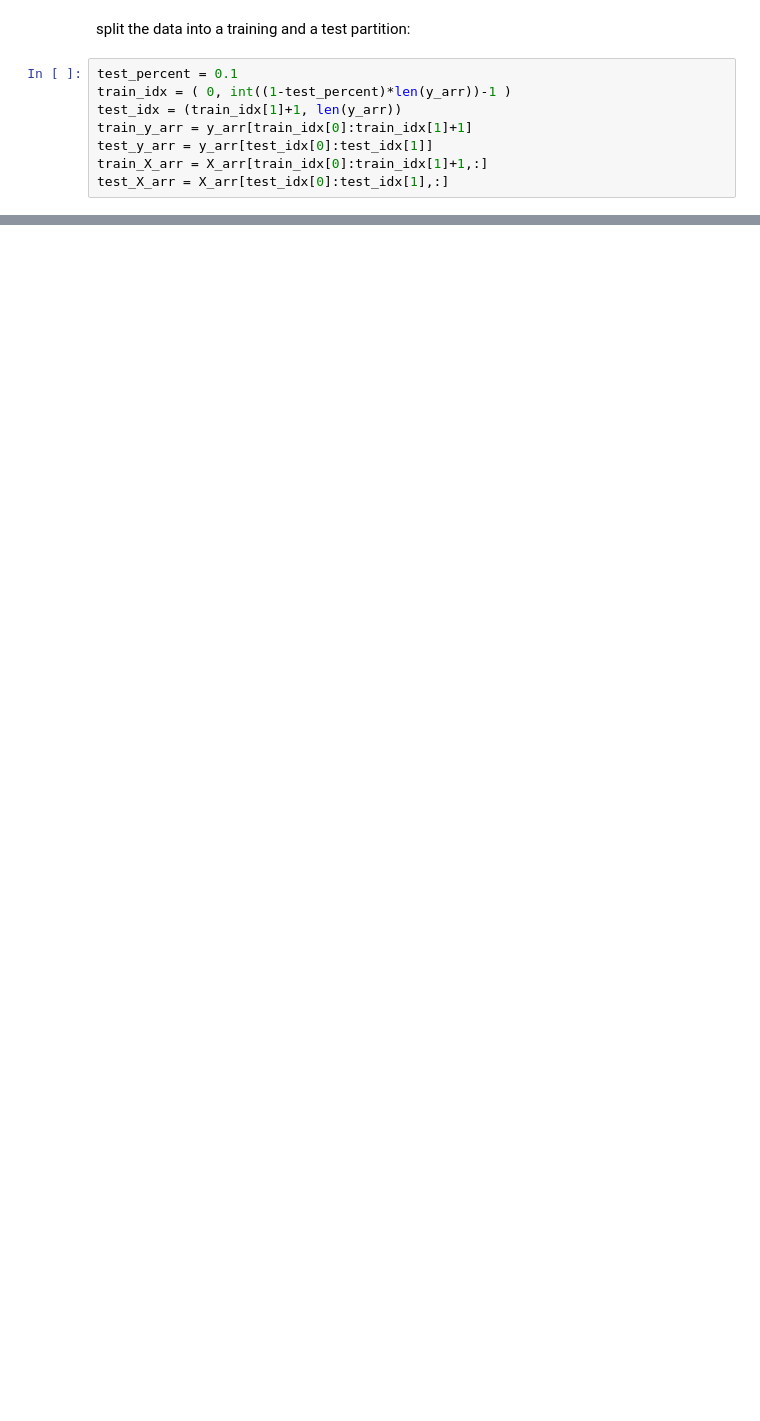
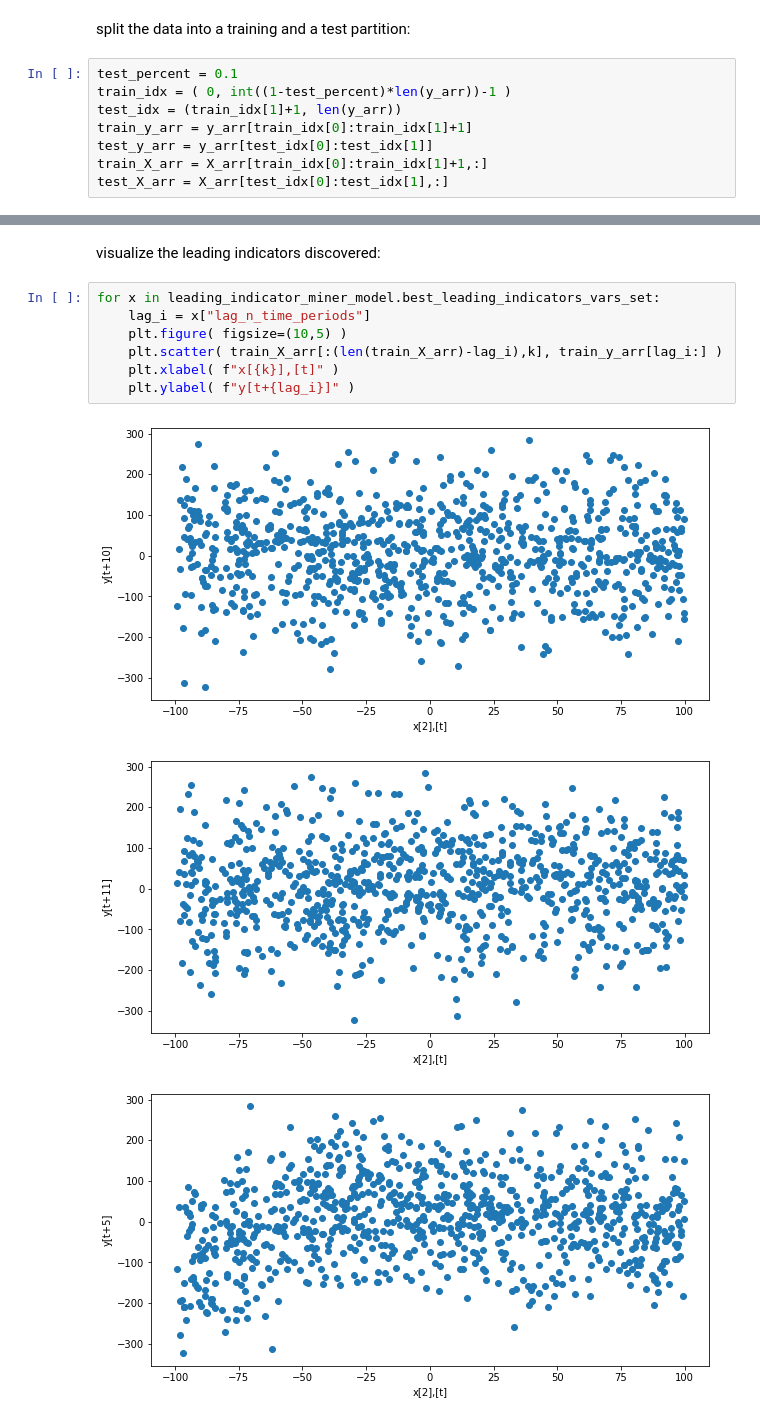
Before and after one commit to J-sephB-lt-n/schuberts_leader, a Jupyter notebook: docs/implementation_examples.ipynb, the cells around one changed output, grey strips where cells are left out. Drawn from its saved outputs; the diff is of its cells as text; blank space fills up the shorter version.

```diff
--- a/docs/implementation_examples.ipynb
+++ b/docs/implementation_examples.ipynb
@@ -54,0 +78,13 @@ test
+# %% [markdown]
+visualize the leading indicators discovered:
+# %%
+for x in leading_indicator_miner_model.best_leading_indicators_vars_set:
+    lag_i = x["lag_n_time_periods"]
+    plt.figure( figsize=(10,5) )
+    plt.scatter( train_X_arr[:(len(train_X_arr)-lag_i),k], train_y_arr[lag_i:] )
+    plt.xlabel( f"x[{k}],[t]" )
+    plt.ylabel( f"y[t+{lag_i}]" )
+# %% [output]
+[figure, added]
+[figure, added]
+[figure, added]
```
Also changed, not shown: parts of 8 cells of this notebook, 1 other file.
